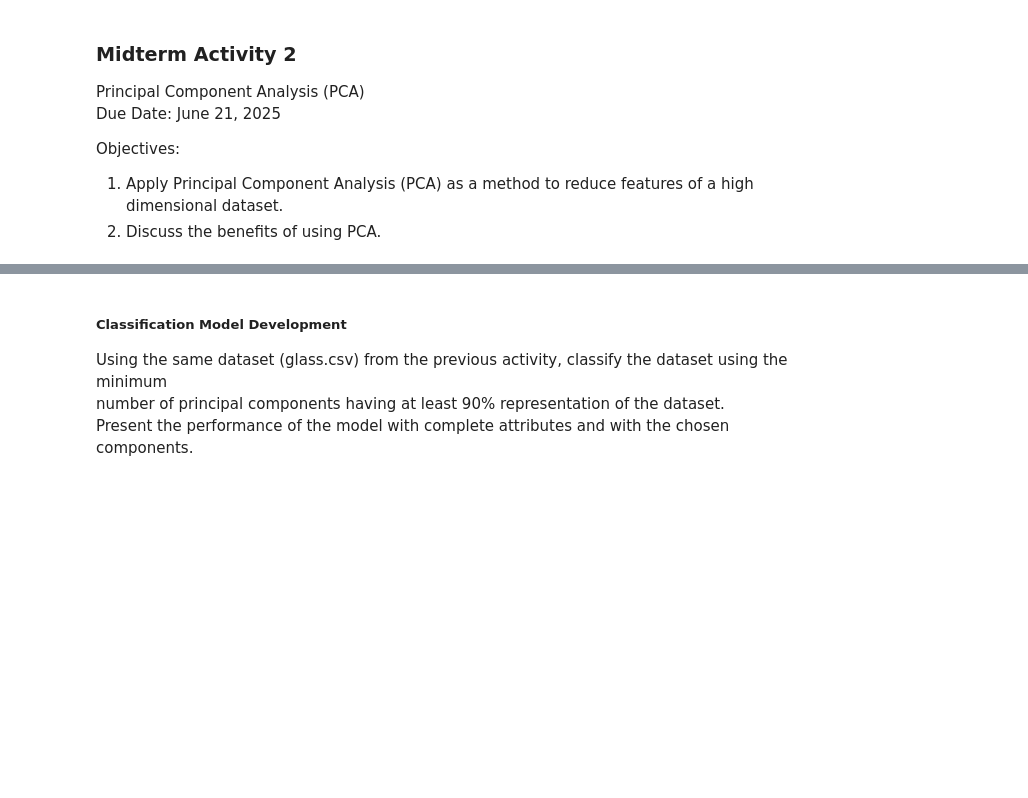
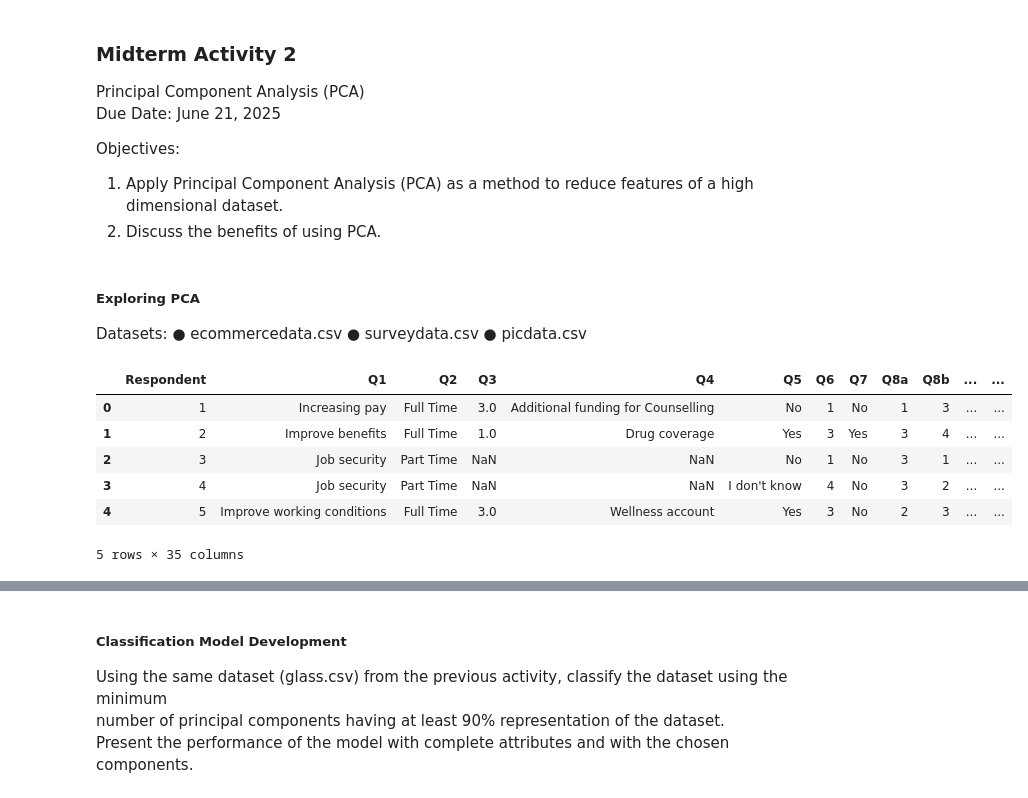
Before and after one commit to Nikkochoy/Data_Mining_Activities, a Jupyter notebook: Activities/Choy_Maga_M02.ipynb, the cells around one changed output, grey strips where cells are left out. Cells and saved outputs as stored; diff of their text form; code cells hidden in the pictures; blank space fills up the shorter version.

Commit message:
Added Exploring PCA section

```diff
--- a/Activities/Choy_Maga_M02.ipynb
+++ b/Activities/Choy_Maga_M02.ipynb
@@ -7,3 +7,32 @@ Objectives:
 1. Apply Principal Component Analysis (PCA) as a method to reduce features of a high
 dimensional dataset.
 2. Discuss the benefits of using PCA.
+# %% [markdown]
+##### Exploring PCA
+
+Datasets:
+● ecommercedata.csv
+● surveydata.csv
+● picdata.csv
+# %%
+import pandas as pd
+import numpy as np
+import matplotlib.pyplot as plt
+from sklearn.decomposition import PCA, IncrementalPCA
+from sklearn.preprocessing import StandardScaler
+
+# Load datasets
+df2 = pd.read_csv('../data/surveydata.csv')
+ecom = pd.read_csv("../data/ecommercedata.csv")
+fash = pd.read_csv("../data/picdata.csv")
+
+#get a glimpse of the dataset
+df2.head()
+# %% [output]
+|  | Respondent | Q1 | Q2 | Q3 | Q4 | Q5 | Q6 | Q7 | Q8a | Q8b | ... | ... |
+| 0 | 1 | Increasing pay | Full Time | 3.0 | Additional funding for Counselling | No | 1 | No | 1 | 3 | ... | ... |
+| 1 | 2 | Improve benefits | Full Time | 1.0 | Drug coverage | Yes | 3 | Yes | 3 | 4 | ... | ... |
+| 2 | 3 | Job security | Part Time | NaN | NaN | No | 1 | No | 3 | 1 | ... | ... |
+| 3 | 4 | Job security | Part Time | NaN | NaN | I don't know | 4 | No | 3 | 2 | ... | ... |
+| 4 | 5 | Improve working conditions | Full Time | 3.0 | Wellness account | Yes | 3 | No | 2 | 3 | ... | ... |
+5 rows × 35 columns
```
Also changed, not shown: parts of 6 cells of this notebook, 3 other files.
